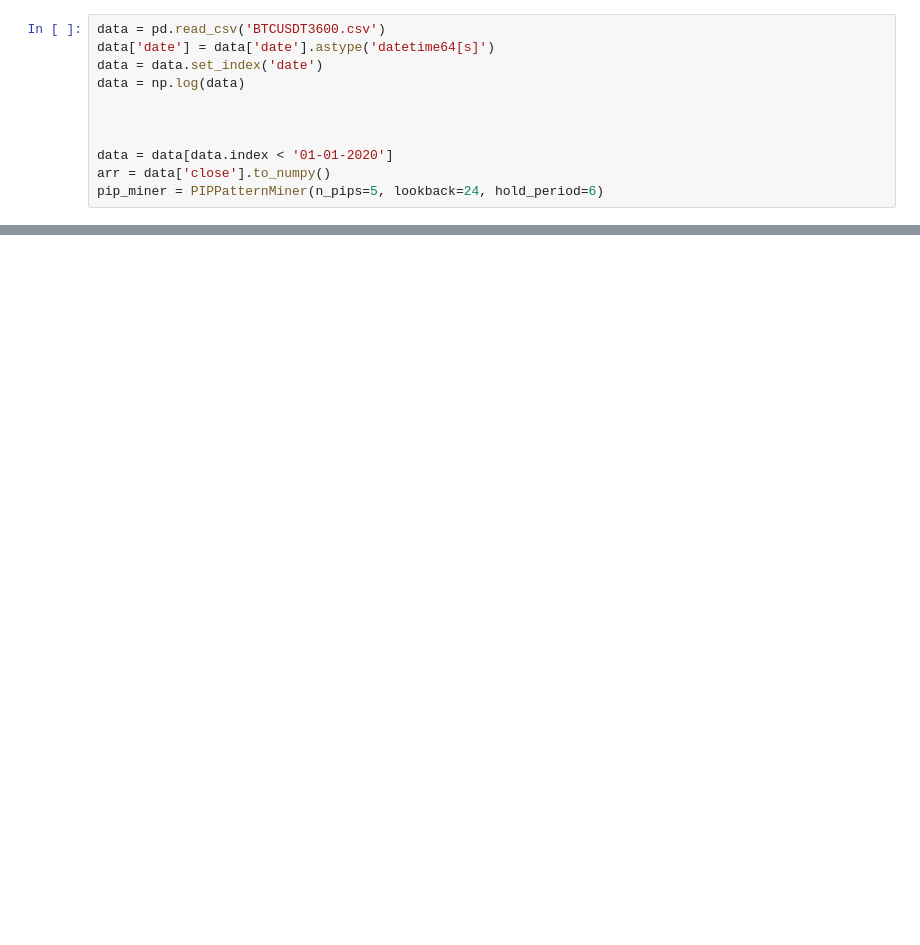
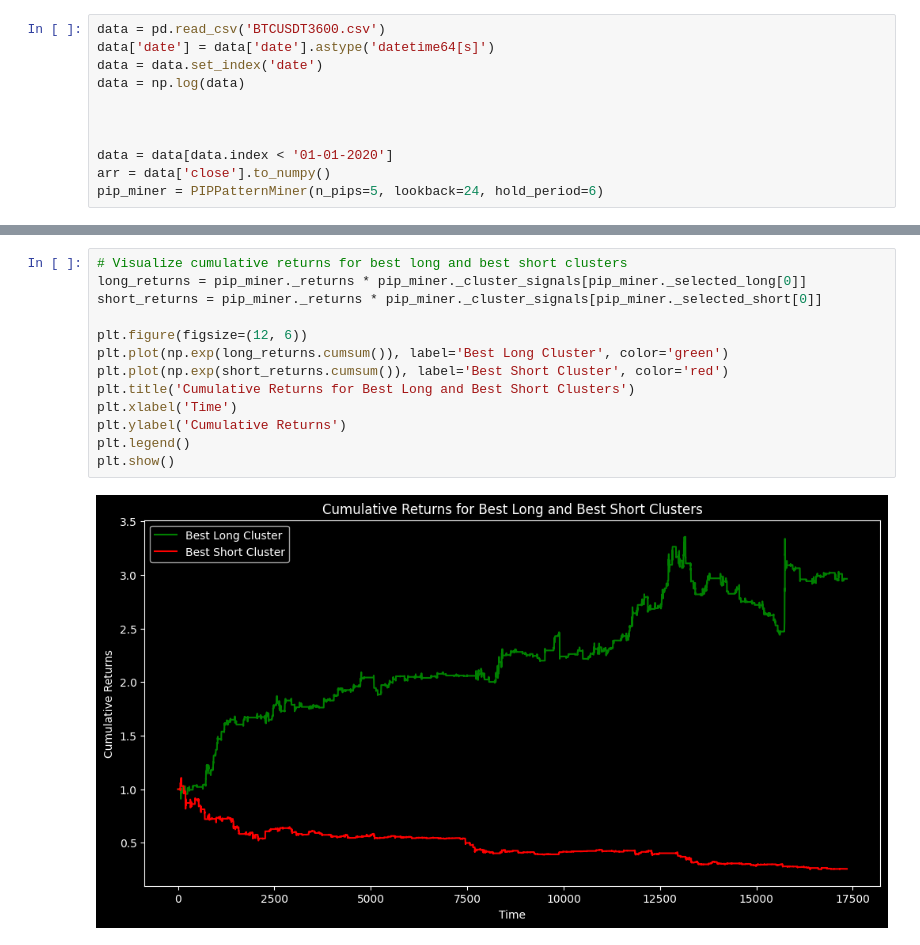
Before and after one commit to Twapa/vefinance, a Jupyter notebook: ntrader/TechnicalAnalysisAutomation-main/patterngold.ipynb, the cells around one changed output, grey strips where cells are left out. Cells and saved outputs as stored; diff of their text form; blank space fills up the shorter version.

```diff
--- a/ntrader/TechnicalAnalysisAutomation-main/patterngold.ipynb
+++ b/ntrader/TechnicalAnalysisAutomation-main/patterngold.ipynb
@@ -348,0 +282,15 @@ ax.axvline(actual_martin, color='red')
+# %%
+# Visualize cumulative returns for best long and best short clusters
+long_returns = pip_miner._returns * pip_miner._cluster_signals[pip_miner._selected_long[0]]
+short_returns = pip_miner._returns * pip_miner._cluster_signals[pip_miner._selected_short[0]]
+
+plt.figure(figsize=(12, 6))
+plt.plot(np.exp(long_returns.cumsum()), label='Best Long Cluster', color='green')
+plt.plot(np.exp(short_returns.cumsum()), label='Best Short Cluster', color='red')
+plt.title('Cumulative Returns for Best Long and Best Short Clusters')
+plt.xlabel('Time')
+plt.ylabel('Cumulative Returns')
+plt.legend()
+plt.show()
+# %% [output]
+[figure, added]
```
Also changed, not shown: parts of 9 cells of this notebook.
